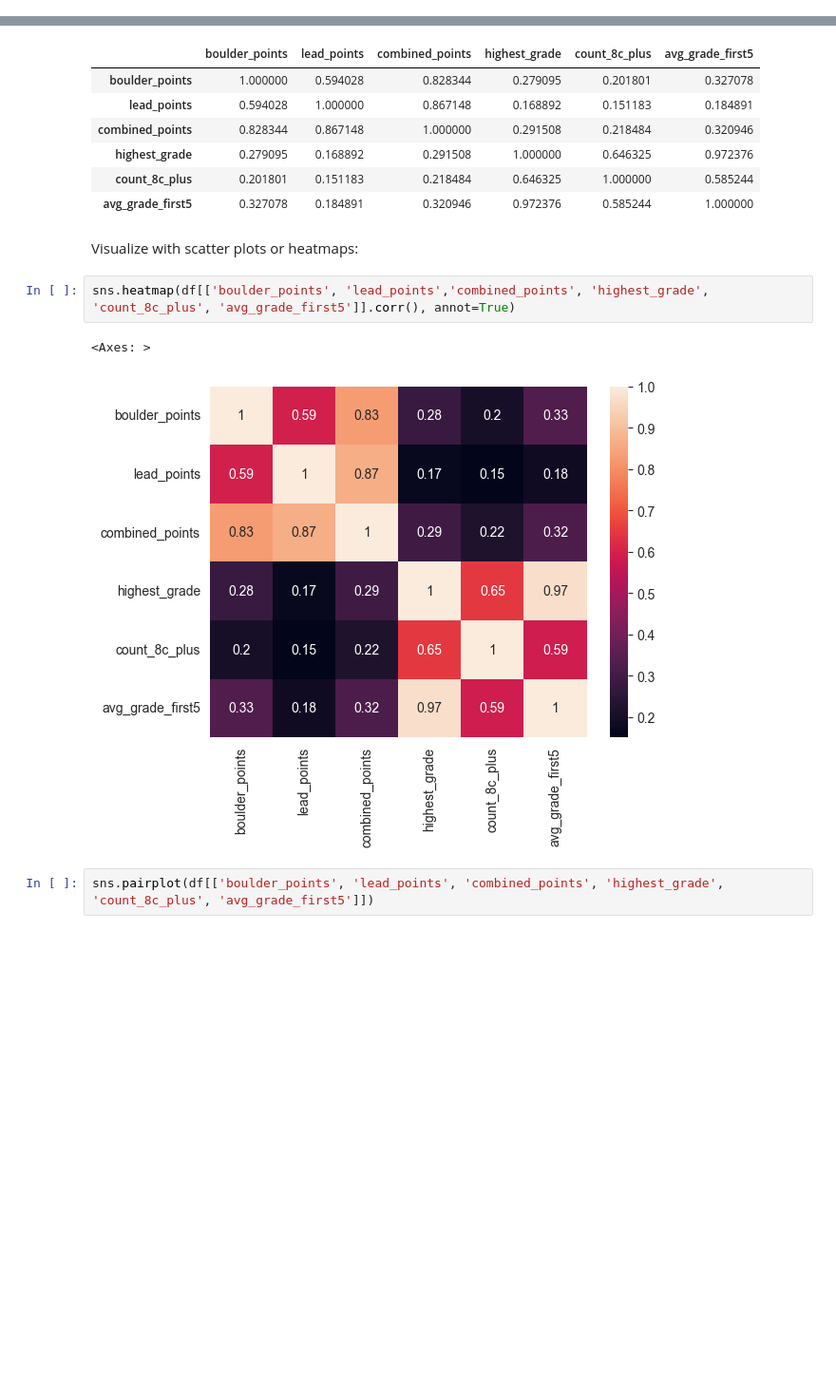
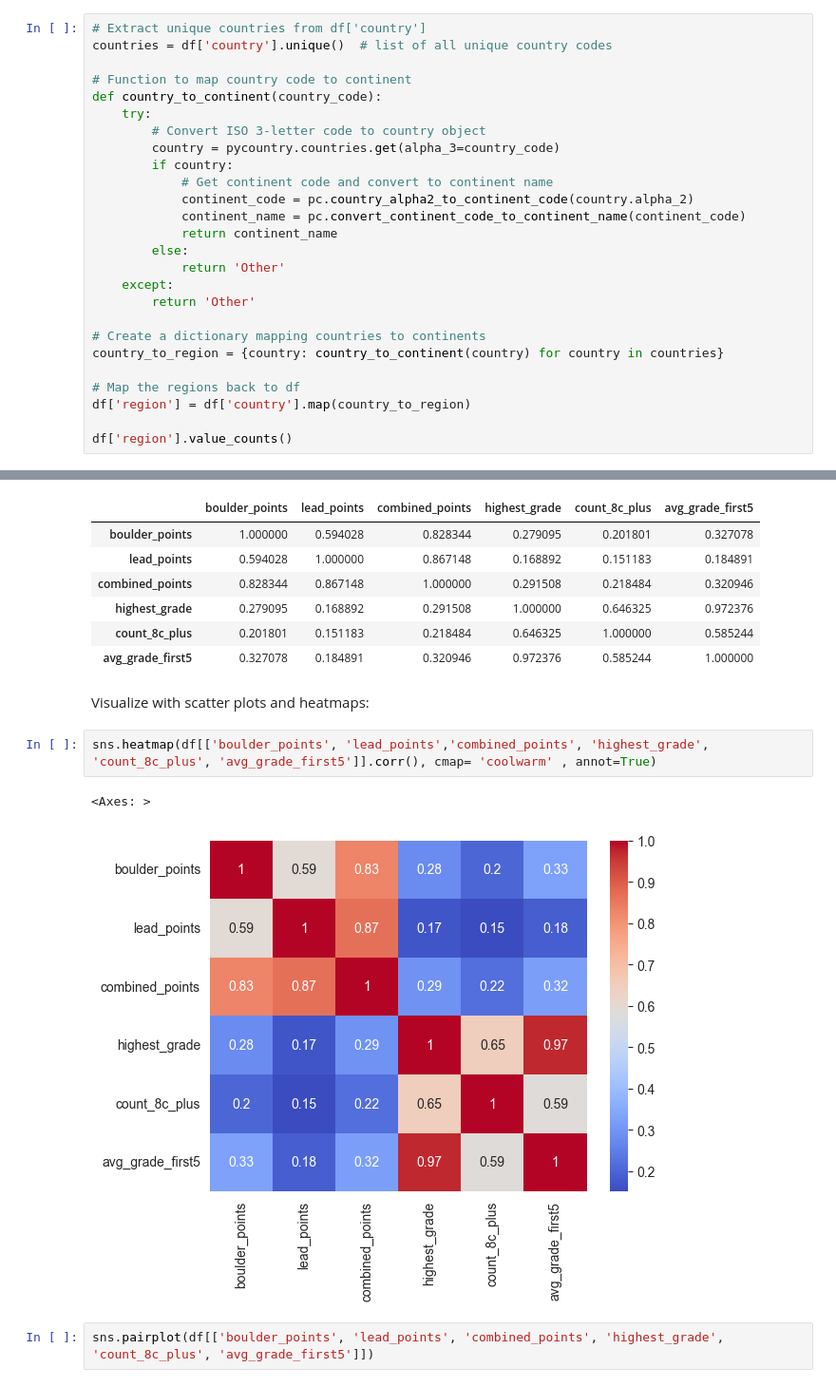
Before and after one commit to ssinix/crag-to-competition, a Jupyter notebook: 02_data_analysis/2.1_EDA.ipynb, the cells around one changed output, grey strips where cells are left out. Shown: that part at 95% size. Saved outputs shown, nothing was run; the diff lists cells and outputs as text; blank space fills up the shorter version.

```diff
--- a/02_data_analysis/2.1_EDA.ipynb
+++ b/02_data_analysis/2.1_EDA.ipynb
@@ -210,0 +226,26 @@ df.groupby('country')[['boulder_points', 'lead_points', 'combined_points']].mean
+# %%
+# Extract unique countries from df['country']
+countries = df['country'].unique()  # list of all unique country codes
+
+# Function to map country code to continent
+def country_to_continent(country_code):
+    try:
+        # Convert ISO 3-letter code to country object
+        country = pycountry.countries.get(alpha_3=country_code)
+        if country:
+            # Get continent code and convert to continent name
+            continent_code = pc.country_alpha2_to_continent_code(country.alpha_2)
+            continent_name = pc.convert_continent_code_to_continent_name(continent_code)
+            return continent_name
+        else:
+            return 'Other'
+    except:
+        return 'Other'
+
+# Create a dictionary mapping countries to continents
+country_to_region = {country: country_to_continent(country) for country in countries}
+
+# Map the regions back to df
+df['region'] = df['country'].map(country_to_region)
+
+df['region'].value_counts()
@@ -225,12 +301,12 @@ df[['boulder_points', 'lead_points','combined_points', 'highest_grade', 'count_8
 | count_8c_plus | 0.201801 | 0.151183 | 0.218484 | 0.646325 | 1.000000 | 0.585244 |
 | avg_grade_first5 | 0.327078 | 0.184891 | 0.320946 | 0.972376 | 0.585244 | 1.000000 |
 # %% [markdown]
-Visualize with scatter plots or heatmaps:
+Visualize with scatter plots and heatmaps:
 # %%
-sns.heatmap(df[['boulder_points', 'lead_points','combined_points', 'highest_grade', 'count_8c_plus', 'avg_grade_first5']].corr(), annot=True)
+sns.heatmap(df[['boulder_points', 'lead_points','combined_points', 'highest_grade', 'count_8c_plus', 'avg_grade_first5']].corr(), cmap= 'coolwarm' , annot=True)
 # %% [output]
 <Axes: >
-[figure, old version]
+[figure, new version]
 # %%
 sns.pairplot(df[['boulder_points', 'lead_points', 'combined_points', 'highest_grade', 'count_8c_plus', 'avg_grade_first5']])
 # %% [output]
```
Also changed, not shown: parts of 13 cells of this notebook.
